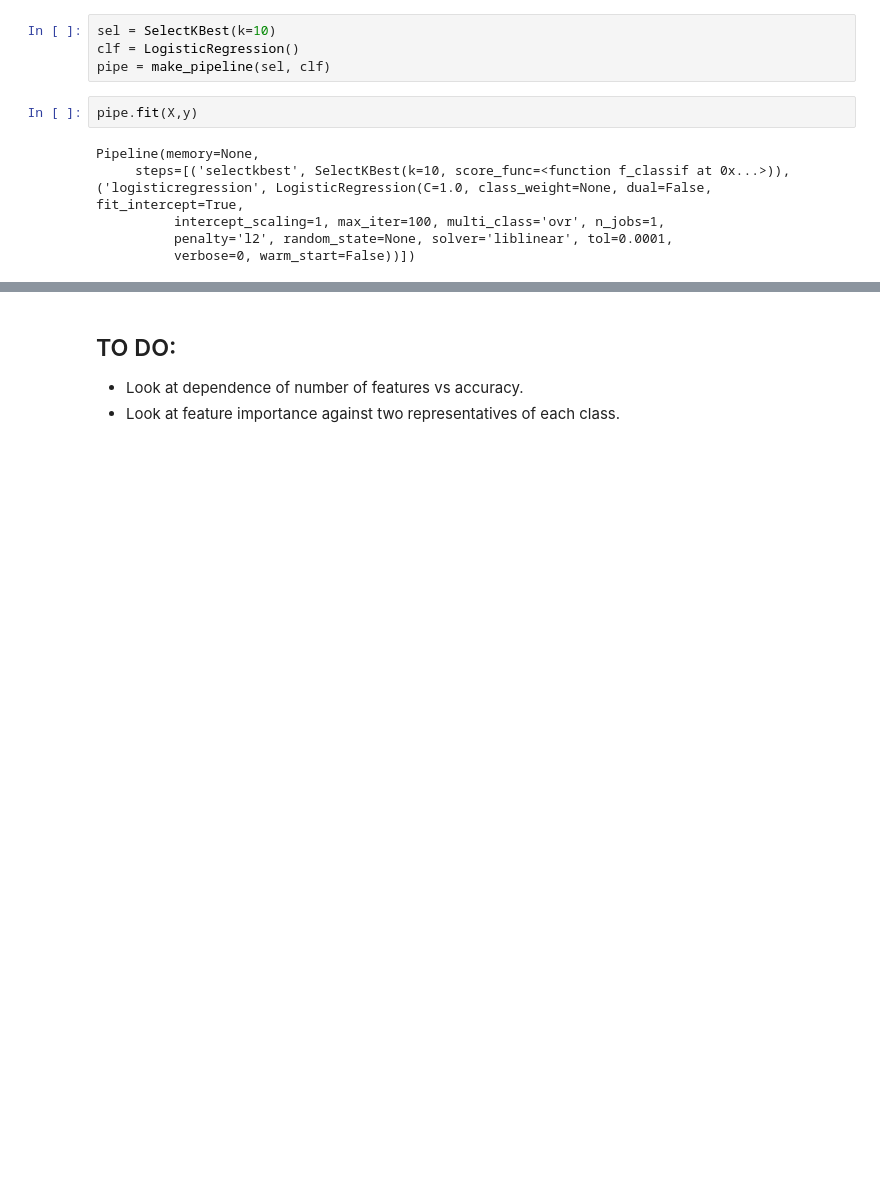
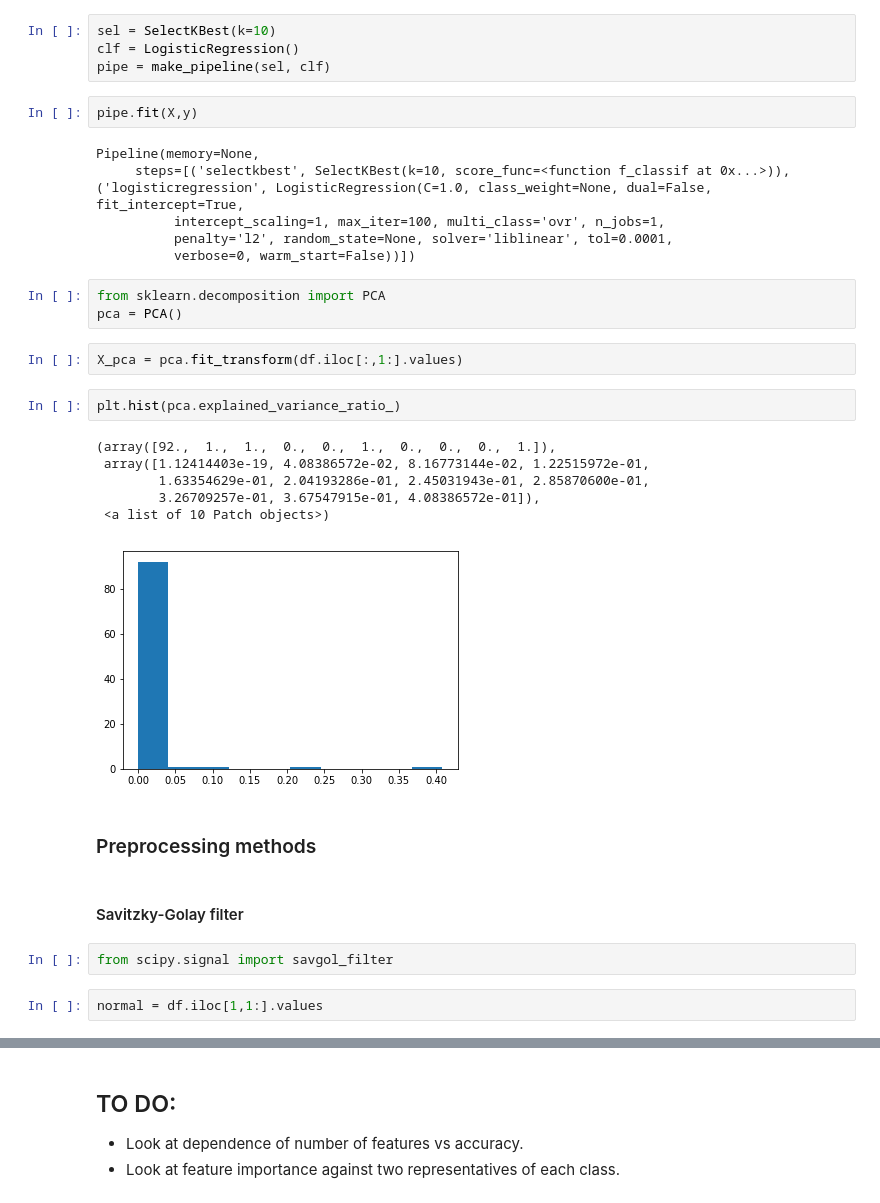
Before and after one commit to pablomdata/ml-for-iot, a Jupyter notebook: 01 Intro - Baseline classification pipeline.ipynb, the cells around one changed output, grey strips where cells are left out. Cells and saved outputs as stored; diff of their text form; blank space fills up the shorter version.

```diff
--- a/01 Intro - Baseline classification pipeline.ipynb
+++ b/01 Intro - Baseline classification pipeline.ipynb
@@ -77,3 +77,25 @@ Pipeline(memory=None,
           intercept_scaling=1, max_iter=100, multi_class='ovr', n_jobs=1,
           penalty='l2', random_state=None, solver='liblinear', tol=0.0001,
           verbose=0, warm_start=False))])
+# %%
+from sklearn.decomposition import PCA
+pca = PCA()
+# %%
+X_pca = pca.fit_transform(df.iloc[:,1:].values)
+# %%
+plt.hist(pca.explained_variance_ratio_)
+# %% [output]
+(array([92.,  1.,  1.,  0.,  0.,  1.,  0.,  0.,  0.,  1.]),
+ array([1.12414403e-19, 4.08386572e-02, 8.16773144e-02, 1.22515972e-01,
+        1.63354629e-01, 2.04193286e-01, 2.45031943e-01, 2.85870600e-01,
+        3.26709257e-01, 3.67547915e-01, 4.08386572e-01]),
+ <a list of 10 Patch objects>)
+[figure, added]
+# %% [markdown]
+### Preprocessing methods
+# %% [markdown]
+#### Savitzky-Golay filter
+# %%
+from scipy.signal import savgol_filter
+# %%
+normal = df.iloc[1,1:].values
```
Also changed, not shown: parts of 11 cells of this notebook, 5 other files.
